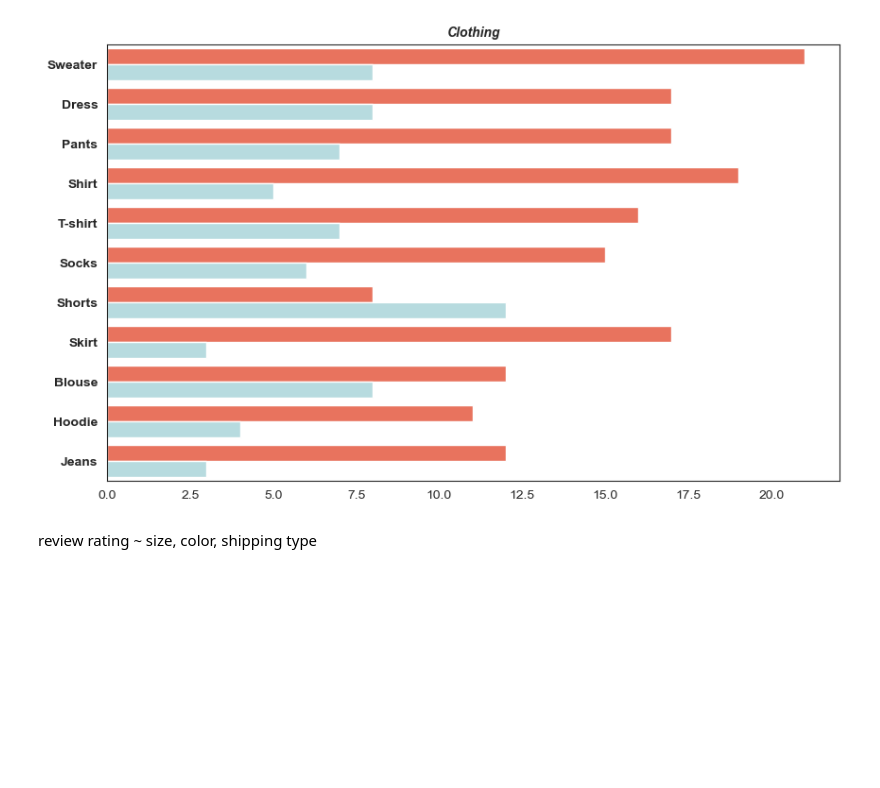
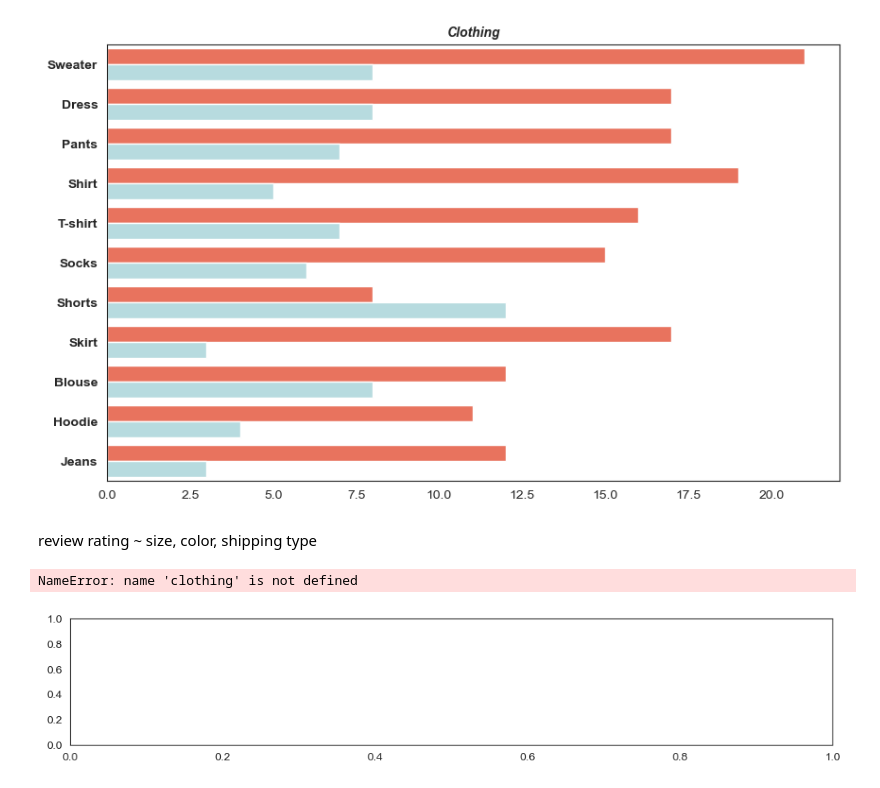
Before and after one commit to molly777yllom/DataDive3_DATA3500, a Jupyter notebook: shopping_trends_ideas.ipynb, the cells around one changed output. Saved outputs shown, nothing was run; the diff lists cells and outputs as text; code cells hidden in the pictures; blank space fills up the shorter version.

```diff
--- a/shopping_trends_ideas.ipynb
+++ b/shopping_trends_ideas.ipynb
@@ -2667,3 +2667,20 @@ ax.legend(loc='upper left', bbox_to_anchor=(1, 1))  # customize the legend place
 plt.show()  # show the plot
 # %% [markdown]
 review rating ~ size, color, shipping type
+# %%
+# Plot: number of purchases by item (as % of total)
+
+f, ax = plt.subplots(figsize=(12, 2))  # set up plot and styles
+plt.subplots_adjust(hspace=0.3, wspace=0.5)
+sns.set_style('white')
+sns.countplot(x="Item Purchased", data=clothing, hue='Size', palette='cool', ax=ax)  # set up the barplot
+ax.set_title('Number of purchases by item', fontsize=14, weight='bold', style='italic', y=1)  # set overall plot title
+ax.set_xlabel('Item Purchased', weight='bold', style='italic', size=12)  # set y label
+ax.set_ylabel('Purchase Count', weight='bold', style='italic', size=12)  # set x label
+ax.set_facecolor('slategray')  # set background color
+ax.set_xticklabels(ax.get_xticklabels(), weight='bold')  # customize the x-axis tick labels
+for label in ax.get_yticklabels(): label.set_weight('bold')  # make y-axis tick labels bold
+plt.show()  # show the plot
+# %% [output]
+NameError: name 'clothing' is not defined
+[figure, added]
```
Also changed, not shown: 2 other files.
